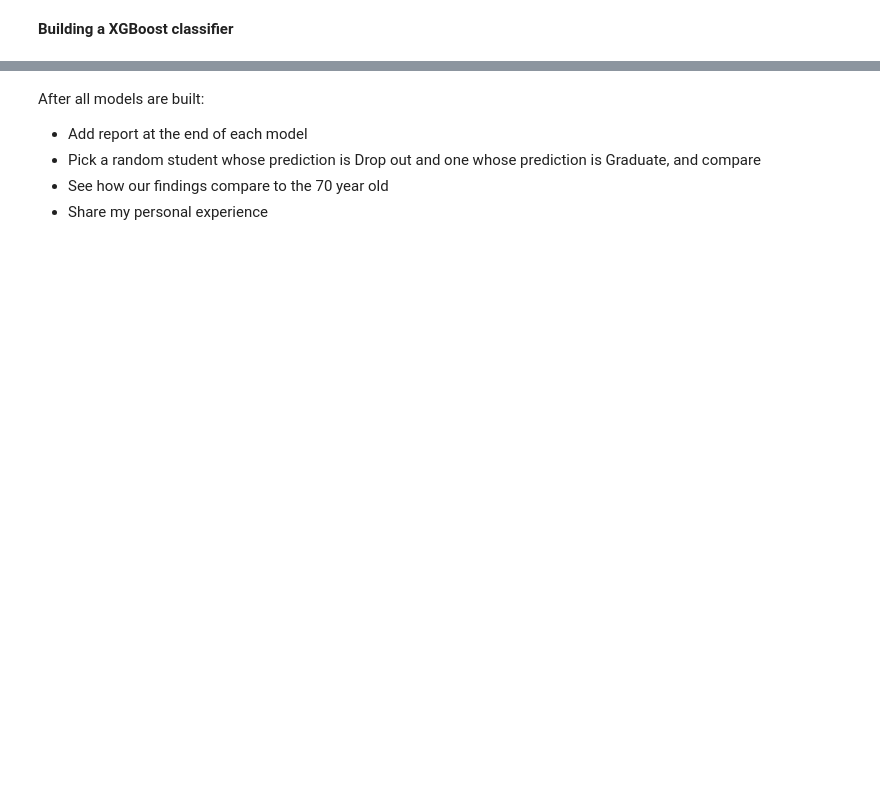
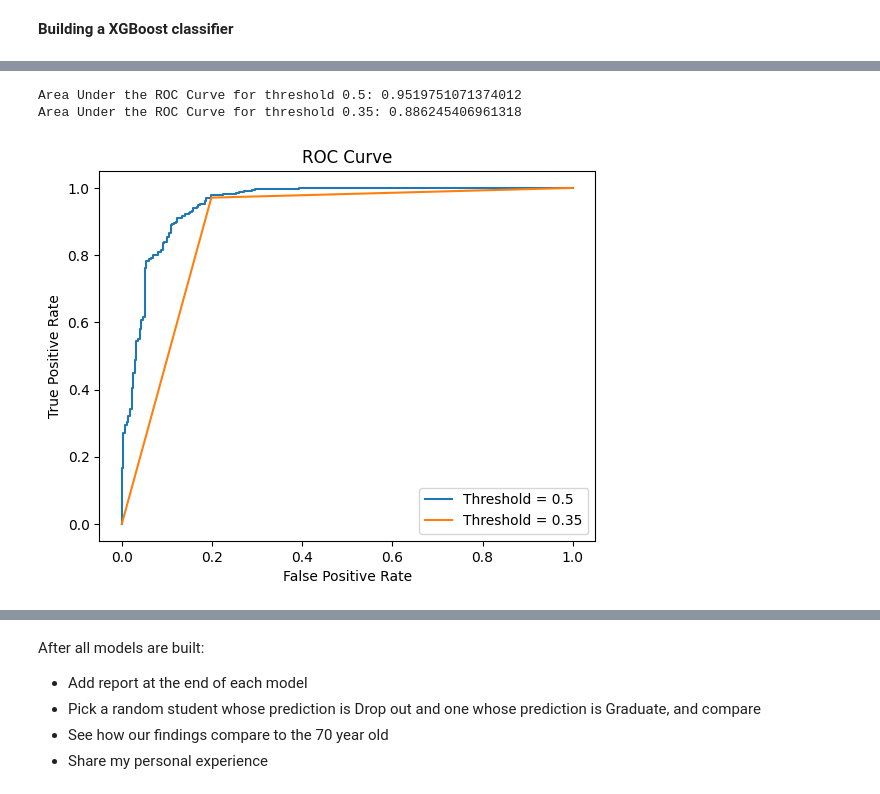
Before and after one commit to StevenLomon/OGTIP_Project3, a Jupyter notebook: project_3_student_retention.ipynb, the cells around one changed output, grey strips where cells are left out. Cells and saved outputs as stored; diff of their text form; code cells hidden in the pictures; blank space fills up the shorter version.

```diff
--- a/project_3_student_retention.ipynb
+++ b/project_3_student_retention.ipynb
@@ -1034,0 +1279,23 @@ No chill at all hahahahaha
+# %%
+# ROC Curve
+y_scores = xgb.predict_proba(X_test)[:, 1]
+fpr, tpr, thresholds = roc_curve(y_test, y_scores)
+plt.plot(fpr, tpr,  label = 'Threshold = 0.5')
+print('Area Under the ROC Curve for threshold 0.5:',
+      roc_auc_score(y_test, y_scores))
+
+# For our newer better threshold
+fpr_, tpr_, thresholds_ = roc_curve(y_test, y_pred_best_threshold)
+print(f'Area Under the ROC Curve for threshold {best_threshold:.2f}:',
+      roc_auc_score(y_test, y_pred_best_threshold))
+plt.plot(fpr_, tpr_, label = f'Threshold = {best_threshold:.2f}')
+
+plt.xlabel('False Positive Rate')
+plt.ylabel('True Positive Rate')
+plt.title('ROC Curve')
+plt.legend()
+plt.show()
+# %% [output]
+Area Under the ROC Curve for threshold 0.5: 0.9519751071374012
+Area Under the ROC Curve for threshold 0.35: 0.886245406961318
+[figure, added]
```
Also changed, not shown: parts of 142 cells of this notebook.
